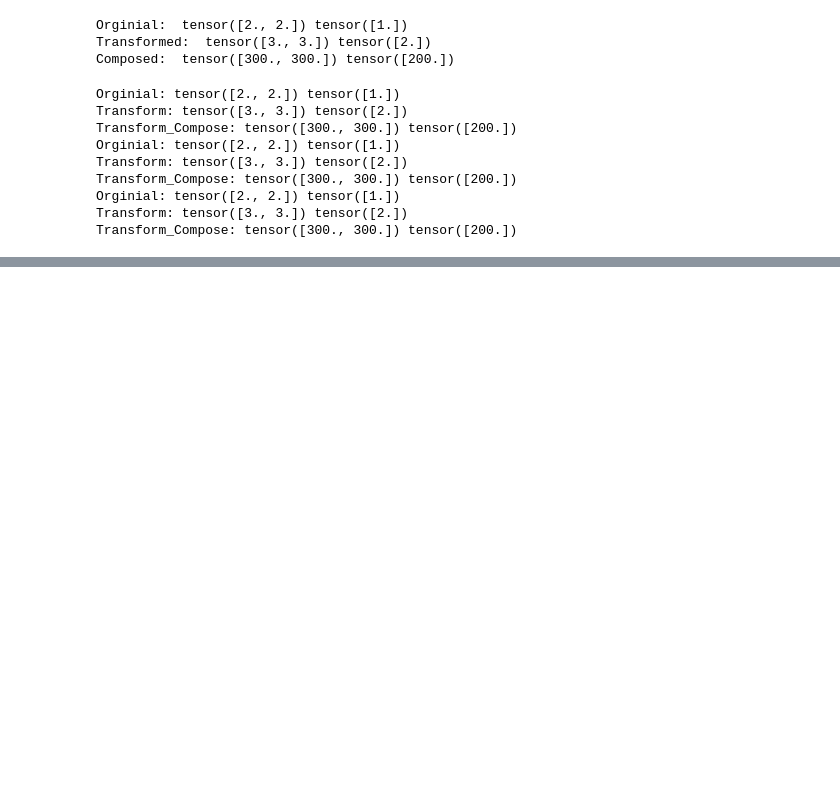
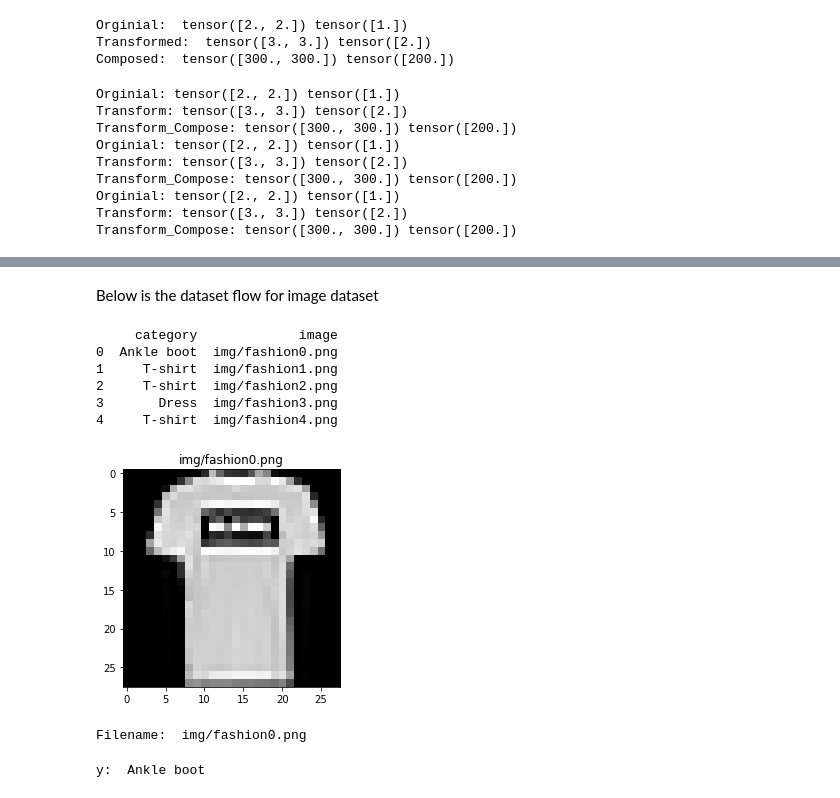
Before and after one commit to antonynickson/PyTorch_For_Machine_Learning_Workbook, a Jupyter notebook: PyTorch_For_Machine_Learning.ipynb, the cells around one changed output, grey strips where cells are left out. Cells and saved outputs as stored; diff of their text form; code cells hidden in the pictures; blank space fills up the shorter version.

```diff
--- a/PyTorch_For_Machine_Learning.ipynb
+++ b/PyTorch_For_Machine_Learning.ipynb
@@ -723,0 +772,40 @@ Transform_Compose: tensor([300., 300.]) tensor([200.])
+# %% [markdown]
+Below is the dataset flow for image dataset
+# %%
+# Set Image directory
+directory = ""
+csv_file = "index.csv.2"
+# Join the csv file in to the directory
+csv_path = os.path.join(directory,csv_file)
+# Now, Read the csv file and assign to the dataframe
+df = pd.read_csv(csv_path)
+print(df.head())
+
+# Get the image name & Load
+image_name = df.iloc[1,1]
+# Get the directory
+image_path = os.path.join(directory,image_name)
+image_path
+# Open the image
+image = Image.open(image_path)
+plt.imshow(image,cmap='gray',vmin=0,vmax=255)
+plt.title(df.iloc[0,1])
+plt.show()
+# %% [output]
+     category             image
+0  Ankle boot  img/fashion0.png
+1     T-shirt  img/fashion1.png
+2     T-shirt  img/fashion2.png
+3       Dress  img/fashion3.png
+4     T-shirt  img/fashion4.png
+[figure, added]
+# %%
+# Print the value of row '0' and column '1' uding iloc
+print("Filename: ", df.iloc[0,1])
+# %% [output]
+Filename:  img/fashion0.png
+# %%
+# Print the value of '0' and '0'
+print("y: ", df.iloc[0,0])
+# %% [output]
+y:  Ankle boot
```
Also changed, not shown: parts of 37 cells of this notebook.
